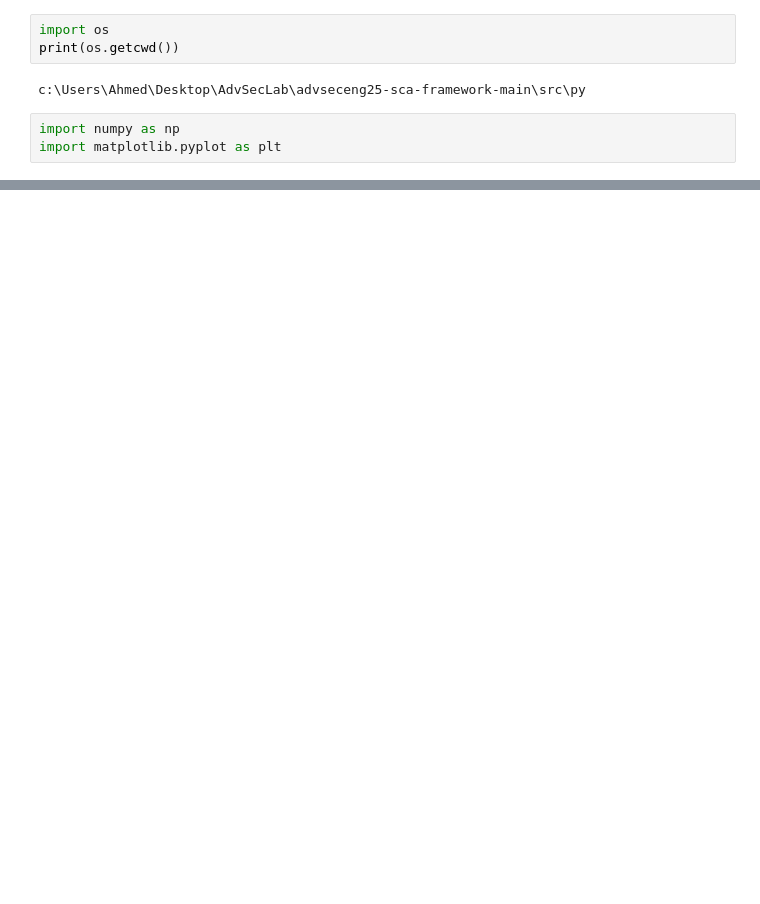
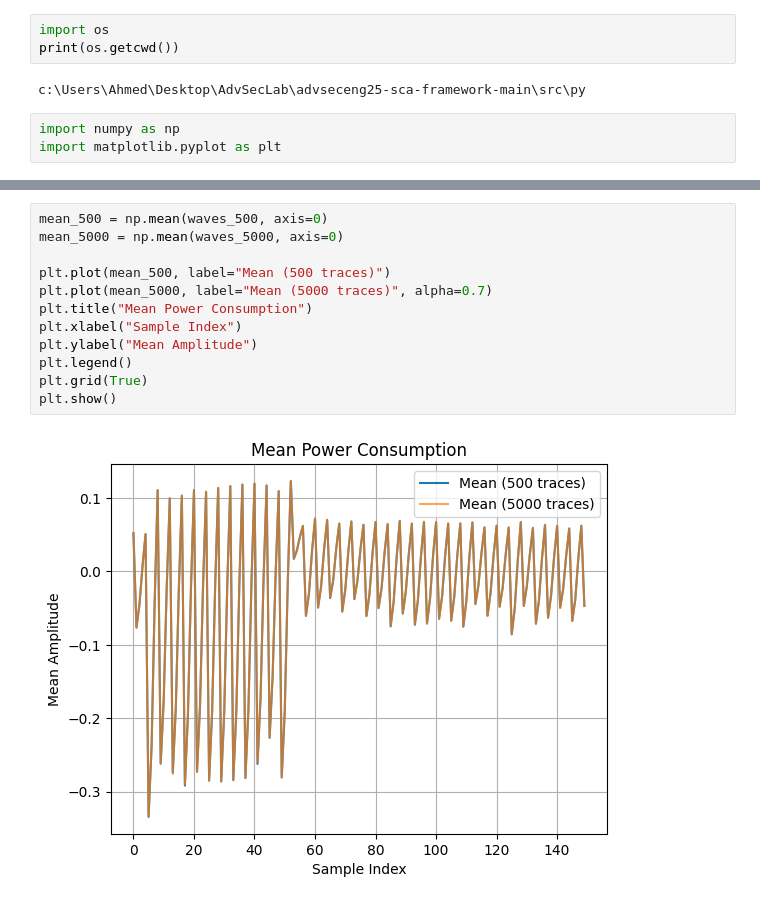
Before and after one commit to AhmedHedi0/AdvSecLab, a Jupyter notebook: advseceng25-sca-framework-main/src/py/analysis.ipynb, the cells around one changed output, grey strips where cells are left out. Saved outputs shown, nothing was run; the diff lists cells and outputs as text; blank space fills up the shorter version.

```diff
--- a/advseceng25-sca-framework-main/src/py/analysis.ipynb
+++ b/advseceng25-sca-framework-main/src/py/analysis.ipynb
@@ -113,0 +122,14 @@ plt.show()
+# %%
+mean_500 = np.mean(waves_500, axis=0)
+mean_5000 = np.mean(waves_5000, axis=0)
+
+plt.plot(mean_500, label="Mean (500 traces)")
+plt.plot(mean_5000, label="Mean (5000 traces)", alpha=0.7)
+plt.title("Mean Power Consumption")
+plt.xlabel("Sample Index")
+plt.ylabel("Mean Amplitude")
+plt.legend()
+plt.grid(True)
+plt.show()
+# %% [output]
+[figure, added]
```
Also changed, not shown: parts of 7 cells of this notebook, 14 other files.
